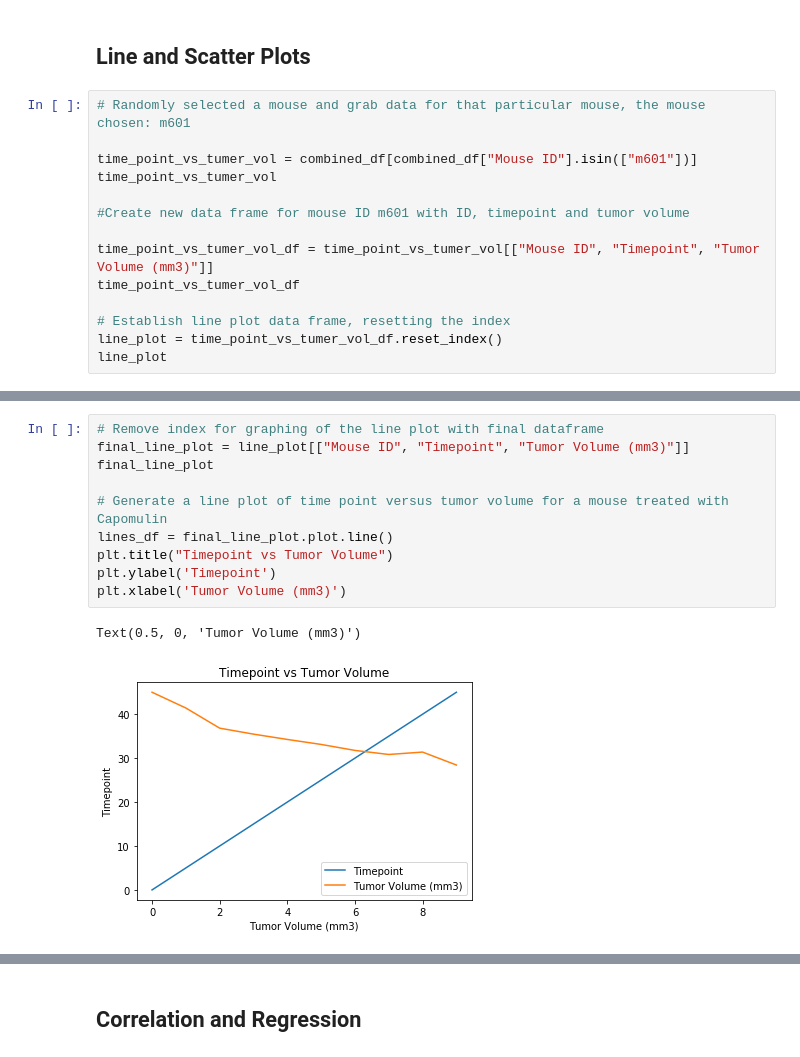
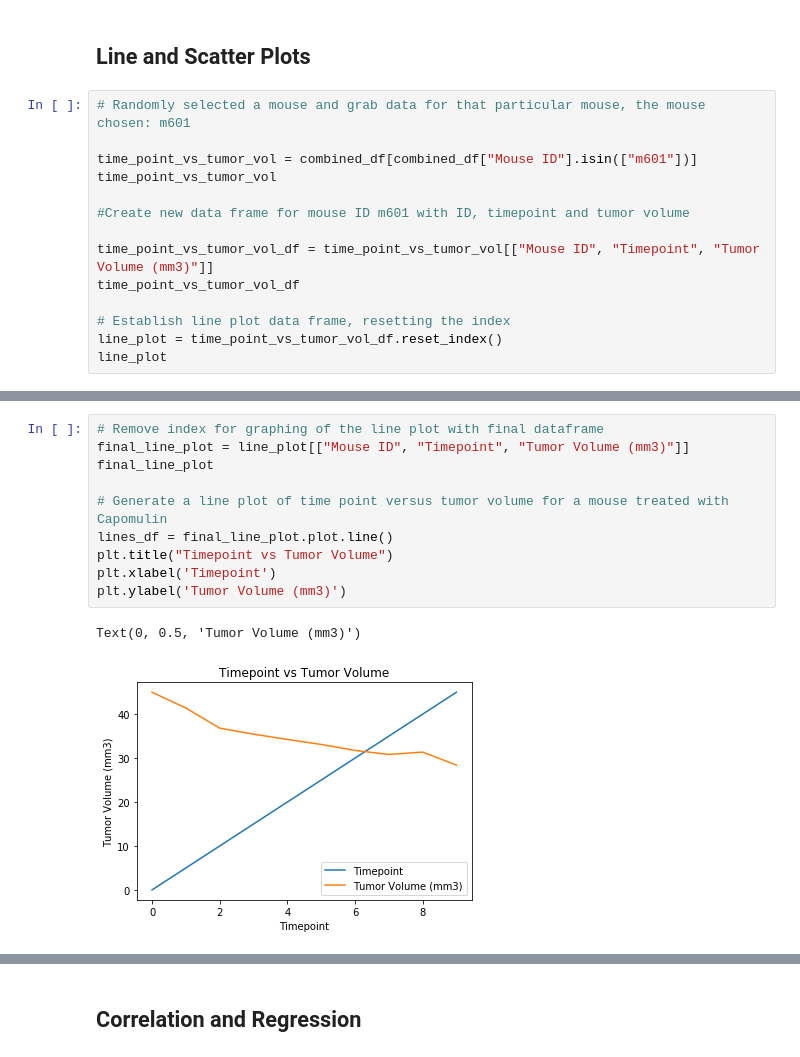
Before and after one commit to cdfencing/Matplotlib-The-Power-of-Plots, a Jupyter notebook: Pymaceuticals/Pymaceuticals.ipynb, the cells around one changed output, grey strips where cells are left out. Cells and saved outputs as stored; diff of their text form.

```diff
--- a/Pymaceuticals/Pymaceuticals.ipynb
+++ b/Pymaceuticals/Pymaceuticals.ipynb
@@ -188,14 +189,14 @@ plt.xlabel('Drug Regimen')
 # %%
 # Randomly selected a mouse and grab data for that particular mouse, the mouse chosen: m601
 
-time_point_vs_tumer_vol = combined_df[combined_df["Mouse ID"].isin(["m601"])]
-time_point_vs_tumer_vol
+time_point_vs_tumor_vol = combined_df[combined_df["Mouse ID"].isin(["m601"])]
+time_point_vs_tumor_vol
 
 #Create new data frame for mouse ID m601 with ID, timepoint and tumor volume
 
-time_point_vs_tumer_vol_df = time_point_vs_tumer_vol[["Mouse ID", "Timepoint", "Tumor Volume (mm3)"]]
-time_point_vs_tumer_vol_df
+time_point_vs_tumor_vol_df = time_point_vs_tumor_vol[["Mouse ID", "Timepoint", "Tumor Volume (mm3)"]]
+time_point_vs_tumor_vol_df
 
 # Establish line plot data frame, resetting the index
-line_plot = time_point_vs_tumer_vol_df.reset_index()
+line_plot = time_point_vs_tumor_vol_df.reset_index()
 line_plot
@@ -202,13 +215,13 @@ line_plot
 # %%
 # Remove index for graphing of the line plot with final dataframe
 final_line_plot = line_plot[["Mouse ID", "Timepoint", "Tumor Volume (mm3)"]]
 final_line_plot
 
 # Generate a line plot of time point versus tumor volume for a mouse treated with Capomulin
 lines_df = final_line_plot.plot.line()
 plt.title("Timepoint vs Tumor Volume")
-plt.ylabel('Timepoint')
-plt.xlabel('Tumor Volume (mm3)')
+plt.xlabel('Timepoint')
+plt.ylabel('Tumor Volume (mm3)')
 # %% [output]
-Text(0.5, 0, 'Tumor Volume (mm3)')
+Text(0, 0.5, 'Tumor Volume (mm3)')
-[figure, old version]
+[figure, new version]
```
Also changed, not shown: parts of 6 cells of this notebook.
